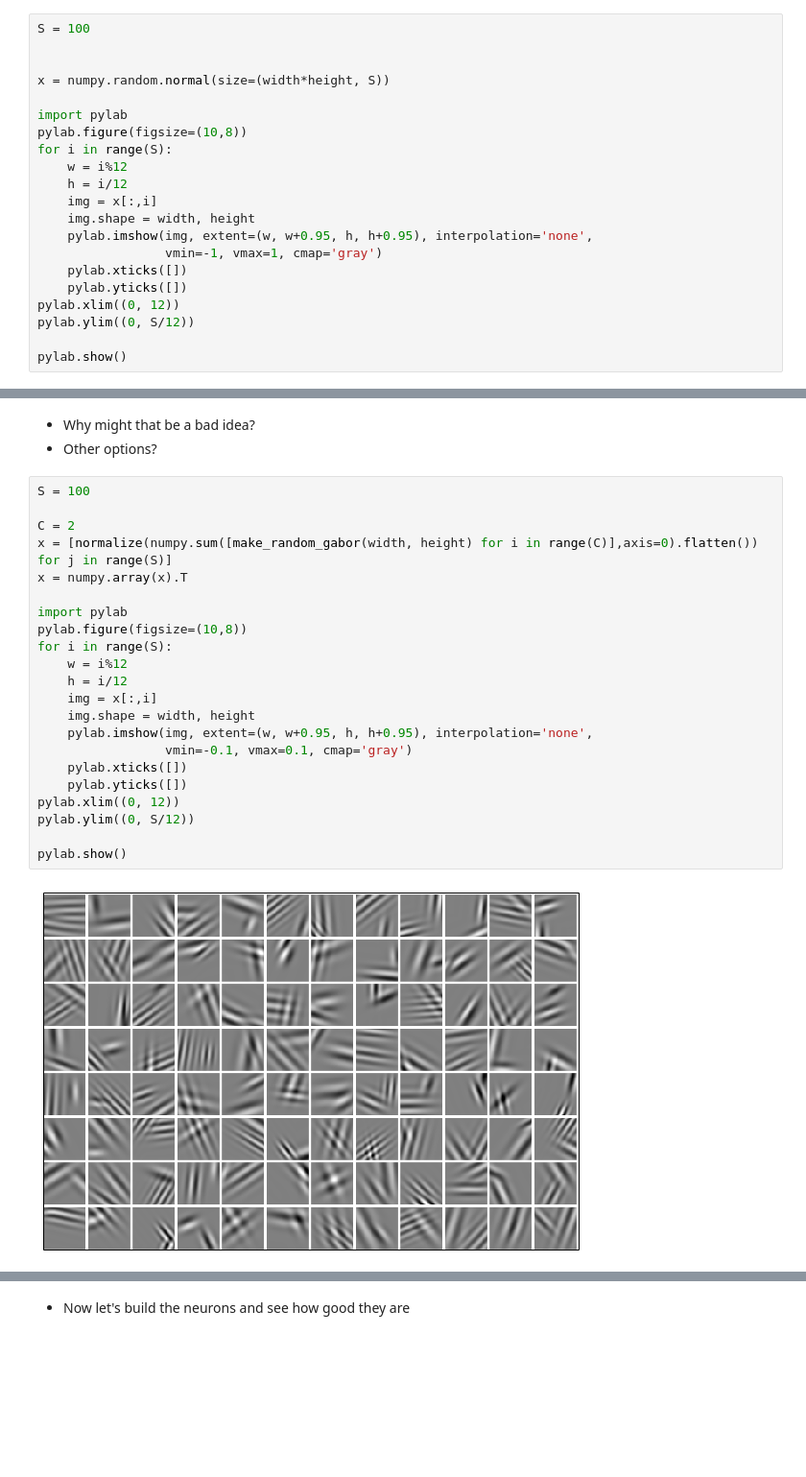
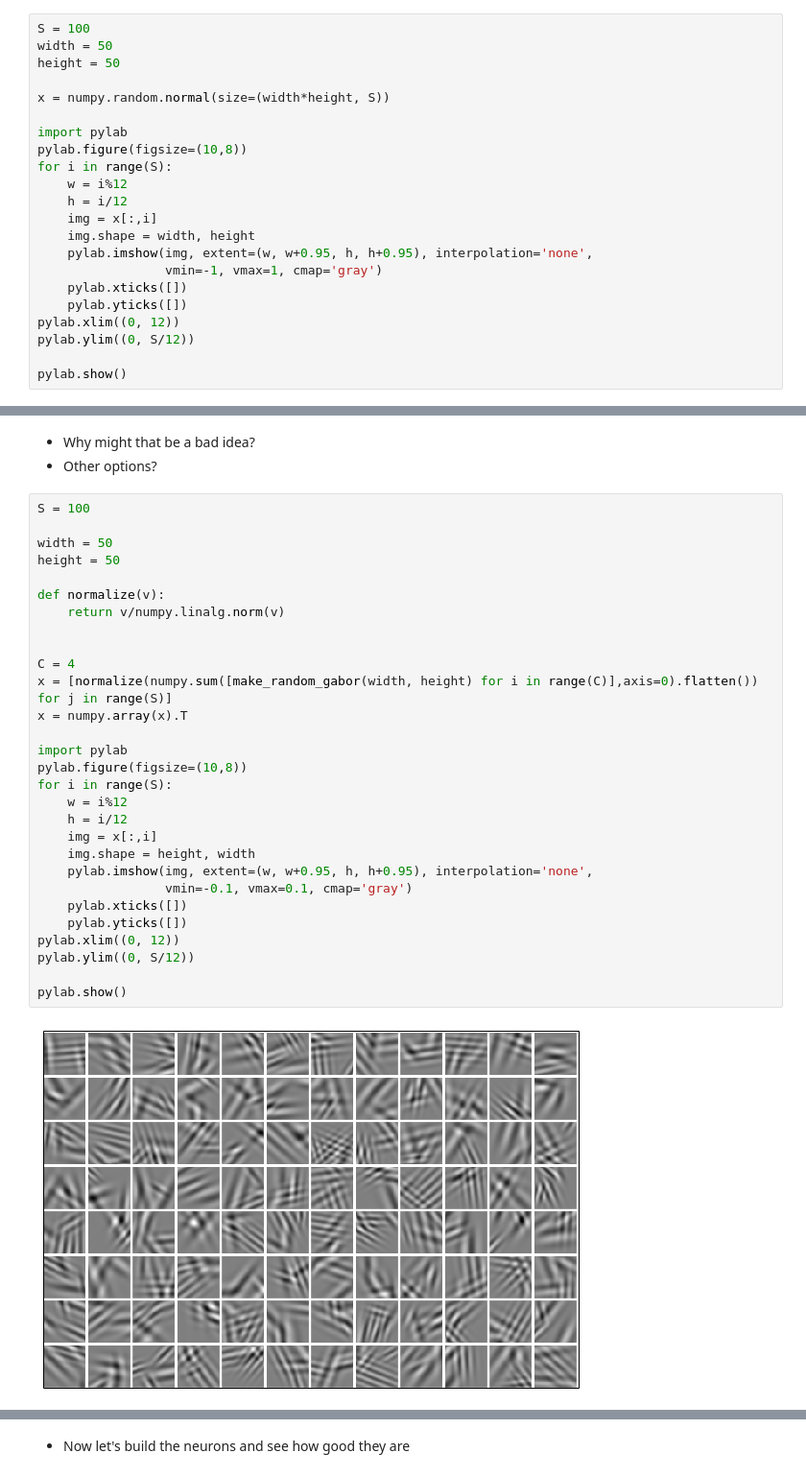
Before and after one commit to tcstewar/syde556, a Jupyter notebook: SYDE 556 Lecture 9 Spatial Representation.ipynb, the cells around one changed output, grey strips where cells are left out. Shown at 96% size. Drawn from its saved outputs; the diff is of its cells as text; blank space fills up the shorter version.

```diff
--- a/SYDE 556 Lecture 9 Spatial Representation.ipynb
+++ b/SYDE 556 Lecture 9 Spatial Representation.ipynb
@@ -181,7 +181,8 @@ pylab.show()
     - what should we choose?
 # %%
 S = 100
-
+width = 50
+height = 50
 
 x = numpy.random.normal(size=(width*height, S))
 
@@ -208,25 +209,32 @@ pylab.show()
 # %%
 S = 100
 
-C = 2
+width = 50
+height = 50
+
+def normalize(v):
+    return v/numpy.linalg.norm(v)
+
+
+C = 4
 x = [normalize(numpy.sum([make_random_gabor(width, height) for i in range(C)],axis=0).flatten()) for j in range(S)]
 x = numpy.array(x).T
 
 import pylab
 pylab.figure(figsize=(10,8))
 for i in range(S):
     w = i%12
     h = i/12
     img = x[:,i]
-    img.shape = width, height
+    img.shape = height, width
     pylab.imshow(img, extent=(w, w+0.95, h, h+0.95), interpolation='none',
                  vmin=-0.1, vmax=0.1, cmap='gray')
     pylab.xticks([])
     pylab.yticks([])
 pylab.xlim((0, 12))
 pylab.ylim((0, S/12))
 
 pylab.show()
 # %% [output]
-[figure, old version]
+[figure, new version]
 # %%
```
Also changed, not shown: parts of 7 cells of this notebook.
